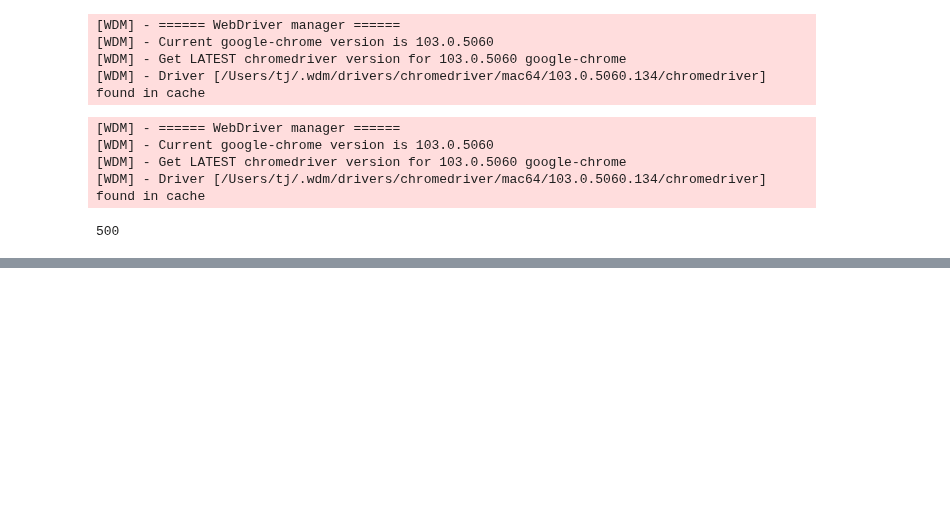
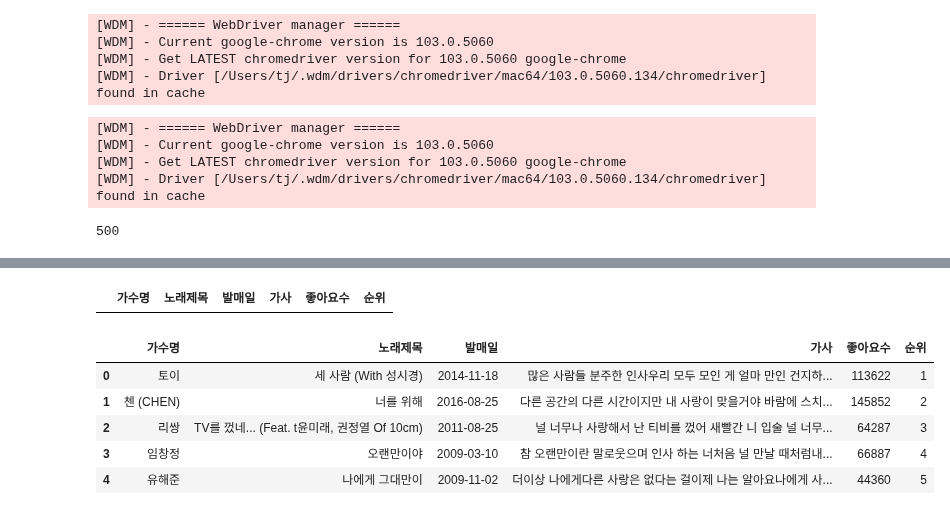
Before and after one commit to python-project-3Joe/python, a Jupyter notebook: Note/wyj.ipynb, the cells around one changed output, grey strips where cells are left out. Saved outputs shown, nothing was run; the diff lists cells and outputs as text; code cells hidden in the pictures; blank space fills up the shorter version.

```diff
--- a/Note/wyj.ipynb
+++ b/Note/wyj.ipynb
@@ -216,7 +233,7 @@ ballad_top306.isnull().sum()
 # %%
-ballad_top306['좋아요수'] = ballad_top306['좋아요수'].str.replace(',','')
+ballad_top1000['좋아요수'] = ballad_top1000['좋아요수'].str.replace(',','')
 # %%
-ballad_top306['발매일'] = ballad_top306['발매일'].str.replace('.', '-')
+ballad_top1000['발매일'] = ballad_top1000['발매일'].str.replace('.', '-')
 # %%
-ballad_top306['발매일'] = pd.to_datetime(ballad_top306['발매일'])
+ballad_top1000['발매일'] = pd.to_datetime(ballad_top1000['발매일'])
 # %%
@@ -224,2 +248,2 @@ ballad_top306.head()
 # %%
-ballad_top306['순위'] = ballad_top306.index + 1
+ballad_top1000['순위'] = ballad_top1000.index + 1
@@ -225,0 +304,4 @@ ballad_top306['순위'] = ballad_top306.index + 1
+# %%
+ballad_top1000[ballad_top1000.노래제목 == 0]
+# %% [output]
+|  | 가수명 | 노래제목 | 발매일 | 가사 | 좋아요수 | 순위 |
@@ -226 +383,10 @@ ballad_top306['순위'] = ballad_top306.index + 1
+# %%
+ballad_top1000.head()
+# %% [output]
+|  | 가수명 | 노래제목 | 발매일 | 가사 | 좋아요수 | 순위 |
+| 0 | 토이 | 세 사람 (With 성시경) | 2014-11-18 | 많은 사람들 분주한 인사우리 모두 모인 게 얼마 만인 건지하... | 113622 | 1 |
+| 1 | 첸 (CHEN) | 너를 위해 | 2016-08-25 | 다른 공간의 다른 시간이지만 내 사랑이 맞을거야 바람에 스치... | 145852 | 2 |
+| 2 | 리쌍 | TV를 껐네... (Feat. t윤미래, 권정열 Of 10cm) | 2011-08-25 | 널 너무나 사랑해서 난 티비를 껐어 새빨간 니 입술 널 너무... | 64287 | 3 |
+| 3 | 임창정 | 오랜만이야 | 2009-03-10 | 참 오랜만이란 말로웃으며 인사 하는 너처음 널 만날 때처럼내... | 66887 | 4 |
+| 4 | 유해준 | 나에게 그대만이 | 2009-11-02 | 더이상 나에게다른 사랑은 없다는 걸이제 나는 알아요나에게 사... | 44360 | 5 |
 # %%
```
Also changed, not shown: parts of 20 cells of this notebook, 2 other files.
